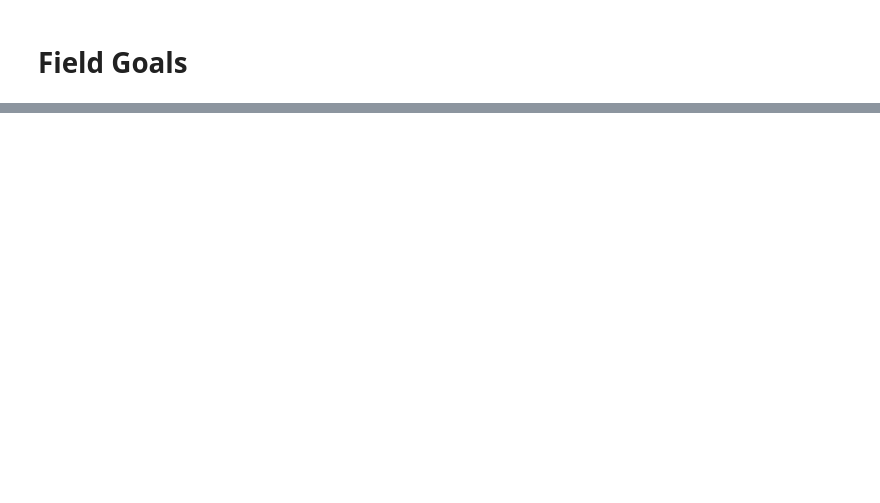
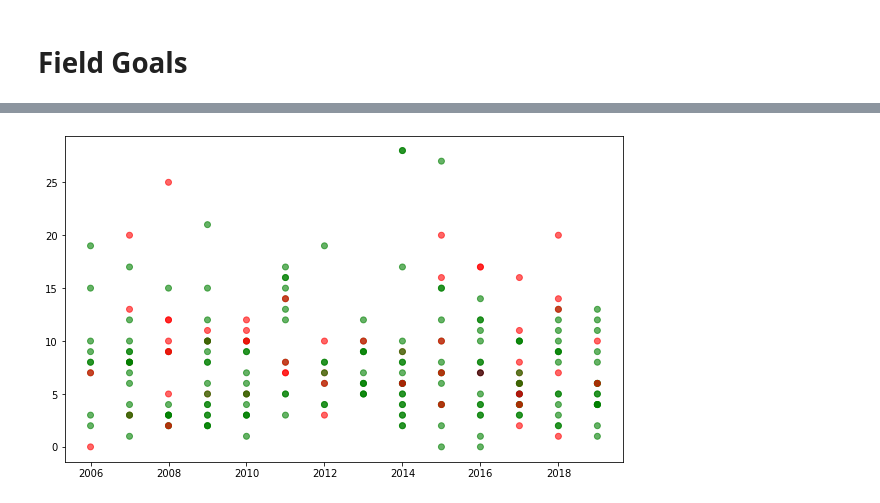
Before and after one commit to iletthedawgsout/blogposts, a Jupyter notebook: field_goals/field_goals.ipynb, the cells around one changed output, grey strips where cells are left out. Drawn from its saved outputs; the diff is of its cells as text; code cells hidden in the pictures; blank space fills up the shorter version.

```diff
--- a/field_goals/field_goals.ipynb
+++ b/field_goals/field_goals.ipynb
@@ -47,6 +60,11 @@ colors = {"Blocked Field Goal": "black",
           "Field Goal Missed": "red"}
 # %%
 kick_df["color"] = kick_df["play_type"].map(colors)
+# %%
+kick_df = kick_df[kick_df["season"] >= 2006]
 # %%
-plt.scatter(kick_df.year, kick_df.distance, s = size_map, c=kick_df.color)
+plt.figure(figsize=(10,6))
+plt.scatter(kick_df.season, kick_df.distance, c=kick_df.color, alpha=0.6)
 plt.show()
+# %% [output]
+[figure, added]
```
Also changed, not shown: parts of 11 cells of this notebook, 1 other file.
